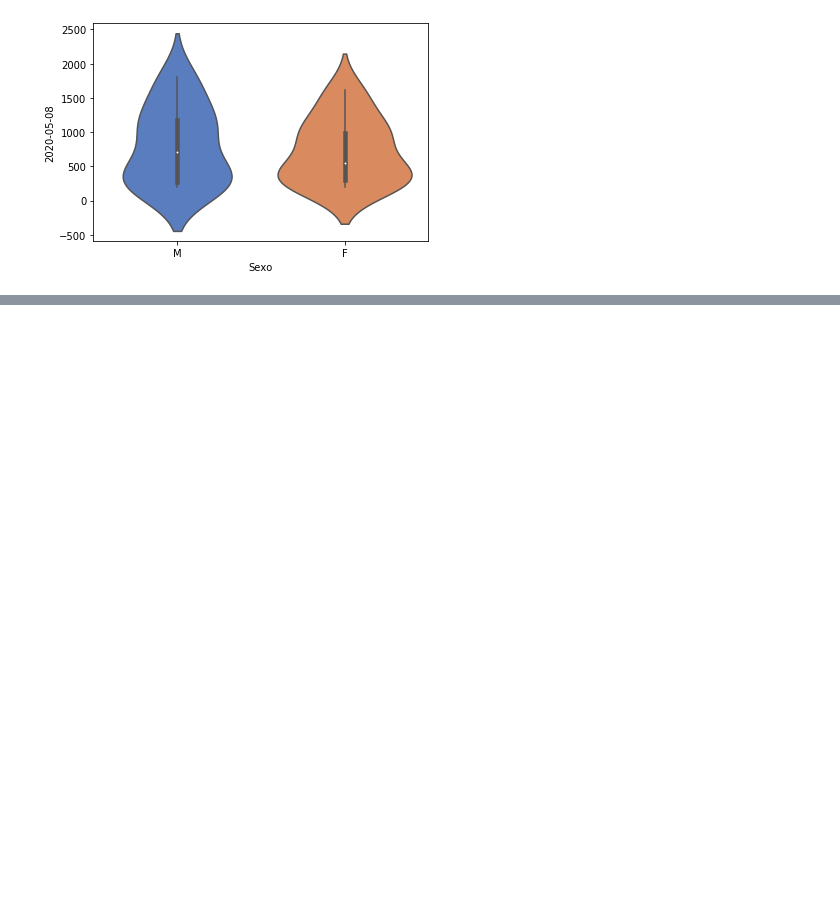
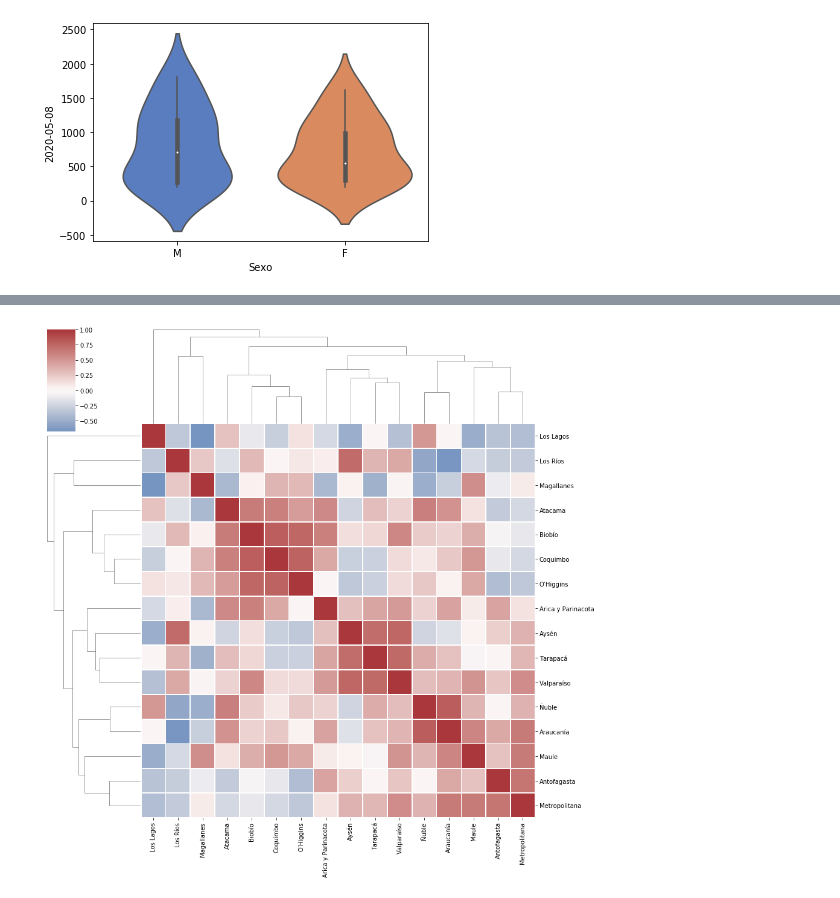
Before and after one commit to EdGoll/doctorado, a Jupyter notebook: Mineria_de_Datos/Taller_01/Taller_01.ipynb, the cells around one changed output, grey strips where cells are left out. Cells and saved outputs as stored; diff of their text form; code cells hidden in the pictures; blank space fills up the shorter version.

```diff
--- a/Mineria_de_Datos/Taller_01/Taller_01.ipynb
+++ b/Mineria_de_Datos/Taller_01/Taller_01.ipynb
@@ -598,0 +611,7 @@ sns.violinplot(x="Sexo", y="2020-05-08", data=df, palette="muted");
+# %%
+#pendiente
+#sns.clustermap(df.corr(), center=0, cmap="vlag", linewidths=.75, figsize=(13, 13))
+df = pd.read_csv("Datos-COVID19/output/producto26/CasosNuevosConSintomas_T.csv")
+del df['Total']
+df=df.tail(7)
+df
@@ -598,0 +627,4 @@ sns.violinplot(x="Sexo", y="2020-05-08", data=df, palette="muted");
+# %%
+sns.clustermap(df.corr(), center=0, cmap="vlag", linewidths=.75, figsize=(13, 13));
+# %% [output]
+[figure, added]
```
Also changed, not shown: parts of 4 cells of this notebook.
